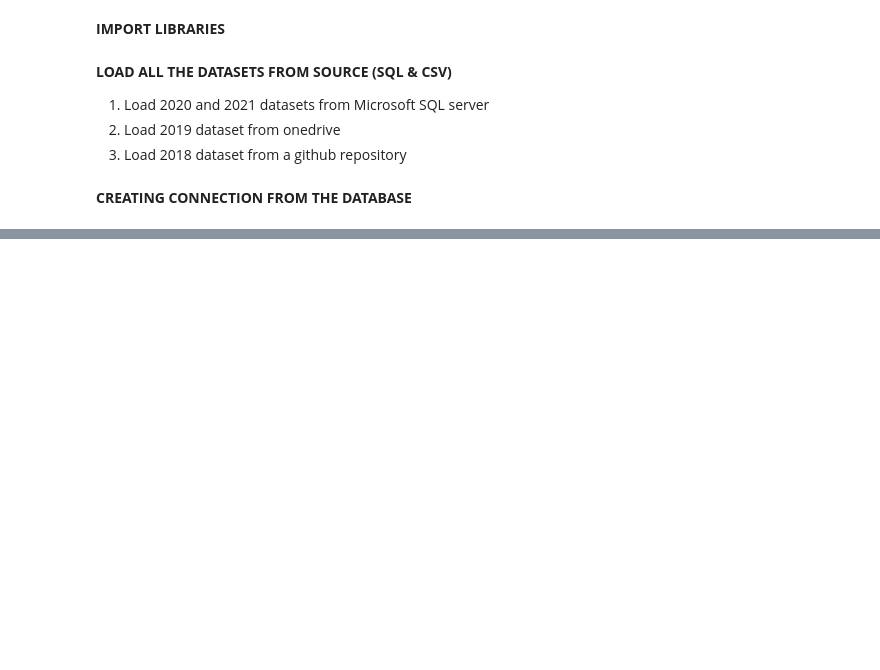
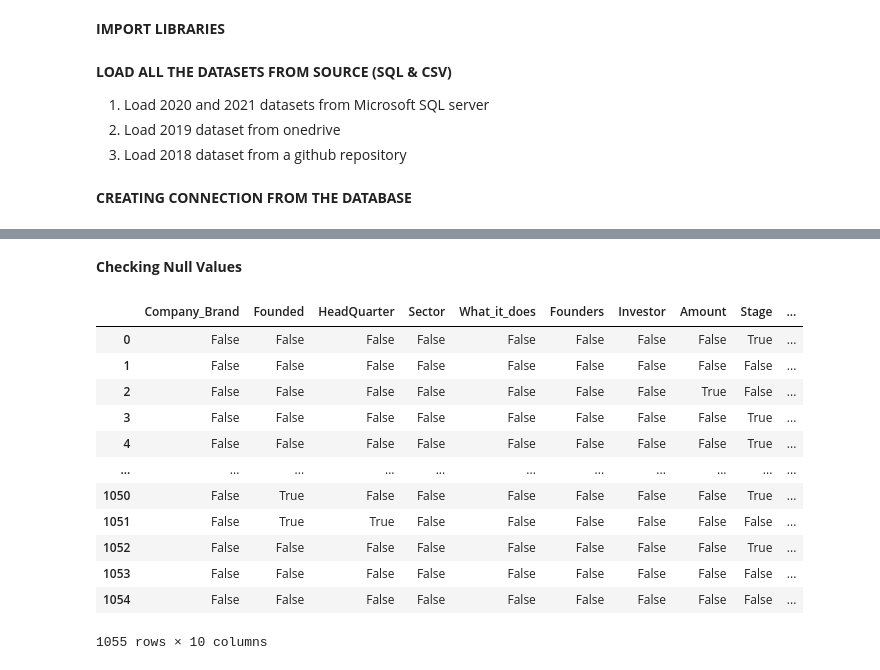
Before and after one commit to Wisdom-EdemD-rah/Indian-Startup-Ecosystem-Project, a Jupyter notebook: Notebooks/ISEP.ipynb, the cells around one changed output, grey strips where cells are left out. Drawn from its saved outputs; the diff is of its cells as text; code cells hidden in the pictures; blank space fills up the shorter version.

Commit message:
cleaned the 2020 dataset

```diff
--- a/Notebooks/ISEP.ipynb
+++ b/Notebooks/ISEP.ipynb
@@ -217,0 +245,15 @@ data_2019.head()
+# %%
+#Data from database.2020
+
+query = '''
+        Select * from dbo.LP1_startup_funding2020
+
+        '''
+
+data_2020 = pd.read_sql(query, connection)
+
+pd.set_option('display.max_rows',1050) #full view of rows
+
+#convert to dataframe
+df_2020 = pd.DataFrame(data_2020)
+df_2020.head()
@@ -217,0 +313,19 @@ data_2019.head()
+# %% [markdown]
+**Checking Null Values**
+# %%
+# Check for null values in the dataset
+df_2020.isnull()
+# %% [output]
+|  | Company_Brand | Founded | HeadQuarter | Sector | What_it_does | Founders | Investor | Amount | Stage | ... |
+| 0 | False | False | False | False | False | False | False | False | True | ... |
+| 1 | False | False | False | False | False | False | False | False | False | ... |
+| 2 | False | False | False | False | False | False | False | True | False | ... |
+| 3 | False | False | False | False | False | False | False | False | True | ... |
+| 4 | False | False | False | False | False | False | False | False | True | ... |
+| ... | ... | ... | ... | ... | ... | ... | ... | ... | ... | ... |
+| 1050 | False | True | False | False | False | False | False | False | True | ... |
+| 1051 | False | True | True | False | False | False | False | False | False | ... |
+| 1052 | False | False | False | False | False | False | False | False | True | ... |
+| 1053 | False | False | False | False | False | False | False | False | False | ... |
+| 1054 | False | False | False | False | False | False | False | False | False | ... |
+1055 rows × 10 columns
```
Also changed, not shown: parts of 31 cells of this notebook, 1 other file.
